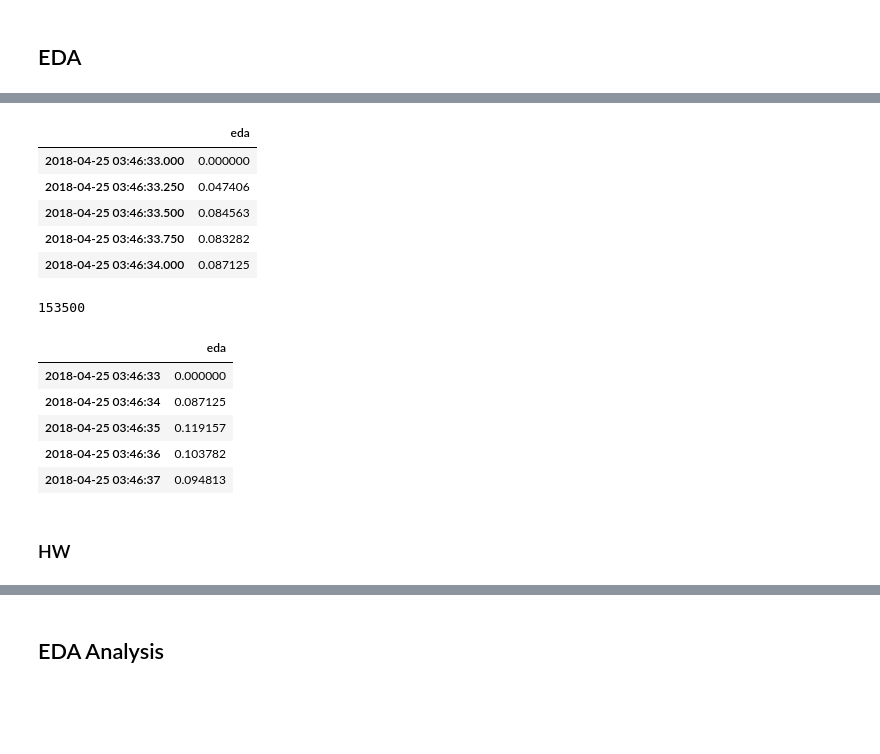
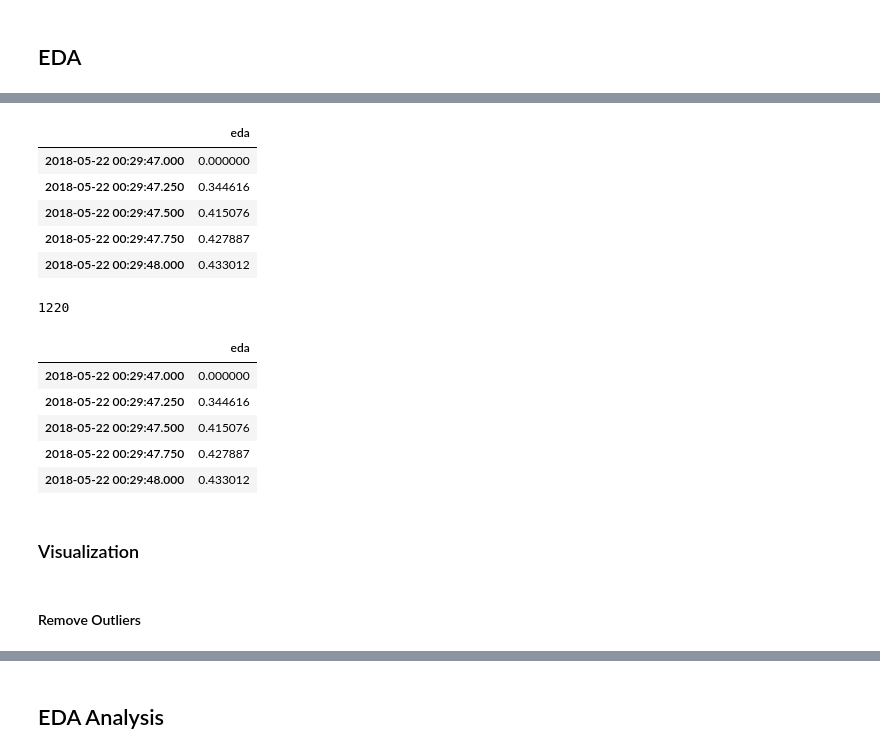
Before and after one commit to haohan723/Physiological-Data-Analysis, a Jupyter notebook: cvxEDA/src/cold_shower_draft.ipynb, the cells around one changed output, grey strips where cells are left out. Drawn from its saved outputs; the diff is of its cells as text; code cells hidden in the pictures; blank space fills up the shorter version.

```diff
--- a/cvxEDA/src/cold_shower_draft.ipynb
+++ b/cvxEDA/src/cold_shower_draft.ipynb
@@ -35,6 +35,6 @@ sns.set(color_codes = True)
 # %%
 # Sampling frequency 4Hz ~= 0.25s
-fl_eda = pd.read_csv('data/4_25/fl/EDA.csv' , header= None)
+fl_eda = pd.read_csv('data/exp_1/EDA.csv' , header= None)
 fl_eda.columns  = ['eda']
 fl_eda_freq = fl_eda.iloc[1].values
 print(len(fl_eda))
@@ -91,24 +91,25 @@ fl_eda = fl_eda.set_index(fl_time_eda, drop =True)
 fl_eda.head()
 # %% [output]
 |  | eda |
-| 2018-04-25 03:46:33.000 | 0.000000 |
-| 2018-04-25 03:46:33.250 | 0.047406 |
-| 2018-04-25 03:46:33.500 | 0.084563 |
-| 2018-04-25 03:46:33.750 | 0.083282 |
-| 2018-04-25 03:46:34.000 | 0.087125 |
+| 2018-05-22 00:29:47.000 | 0.000000 |
+| 2018-05-22 00:29:47.250 | 0.344616 |
+| 2018-05-22 00:29:47.500 | 0.415076 |
+| 2018-05-22 00:29:47.750 | 0.427887 |
+| 2018-05-22 00:29:48.000 | 0.433012 |
 # %%
 # eda = eda.rolling(4).sum()
-fl_eda = fl_eda.iloc[::4,:]
+# fl_eda = fl_eda.iloc[::4,:]
+fl_eda = fl_eda[:-10]
 fl_eda = fl_eda.dropna()
 print(len(fl_eda))
 fl_eda.head()
 # %% [output]
-153500
+1220
 |  | eda |
-| 2018-04-25 03:46:33 | 0.000000 |
-| 2018-04-25 03:46:34 | 0.087125 |
-| 2018-04-25 03:46:35 | 0.119157 |
-| 2018-04-25 03:46:36 | 0.103782 |
-| 2018-04-25 03:46:37 | 0.094813 |
+| 2018-05-22 00:29:47.000 | 0.000000 |
+| 2018-05-22 00:29:47.250 | 0.344616 |
+| 2018-05-22 00:29:47.500 | 0.415076 |
+| 2018-05-22 00:29:47.750 | 0.427887 |
+| 2018-05-22 00:29:48.000 | 0.433012 |
 # %% [markdown]
-### HW
+### Visualization
@@ -128,0 +116,2 @@ hw_eda.head(5)
+# %% [markdown]
+#### Remove Outliers
```
Also changed, not shown: parts of 25 cells of this notebook.
